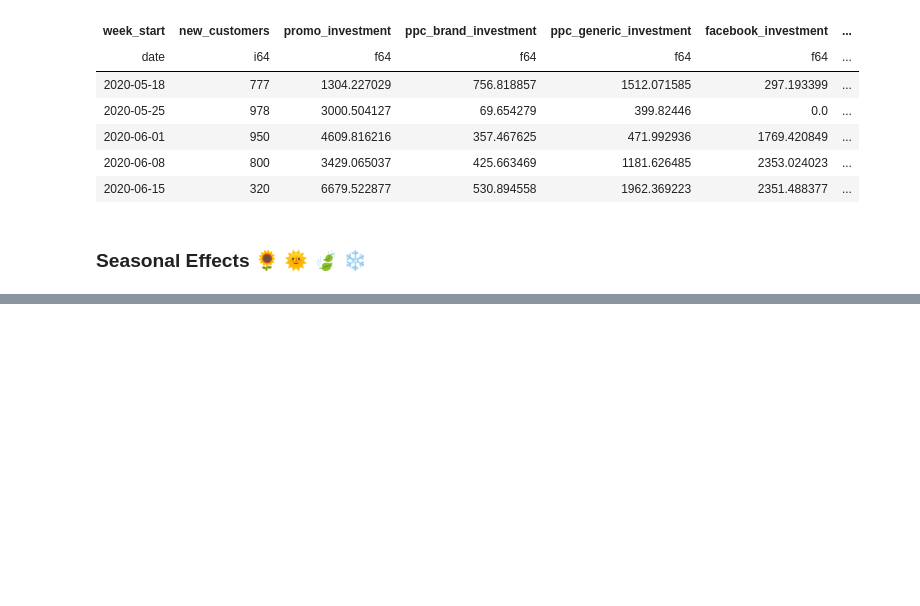
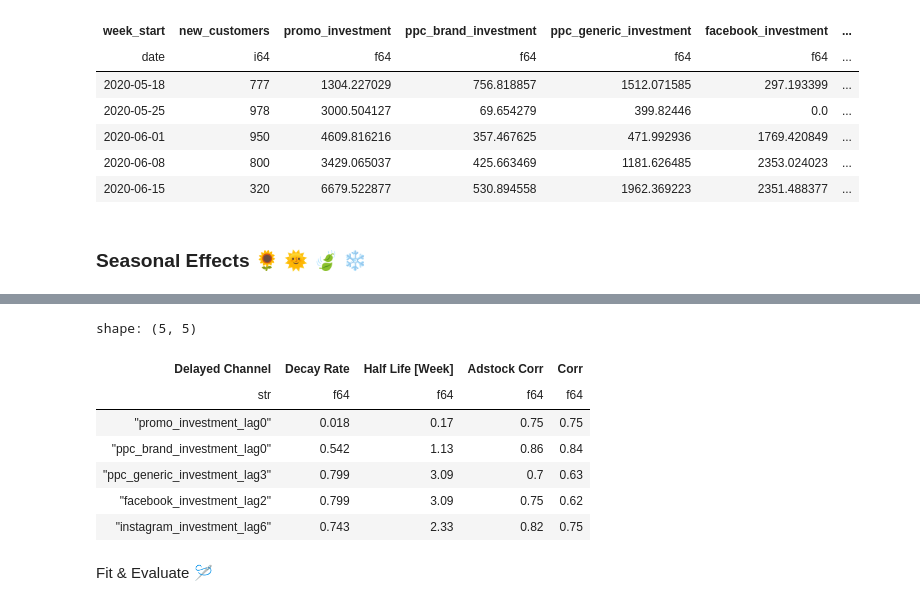
Before and after one commit to nalipour/BayesCaseStudy, a Jupyter notebook: ExplanatoryAnalysis.ipynb, the cells around one changed output, grey strips where cells are left out. Drawn from its saved outputs; the diff is of its cells as text; code cells hidden in the pictures; blank space fills up the shorter version.

```diff
--- a/ExplanatoryAnalysis.ipynb
+++ b/ExplanatoryAnalysis.ipynb
@@ -384,0 +685,11 @@ shape: (5, 19)
+# %%
+half_life_df
+# %% [output]
+shape: (5, 5)
+| Delayed Channel | Decay Rate | Half Life [Week] | Adstock Corr | Corr |
+| str | f64 | f64 | f64 | f64 |
+| "promo_investment_lag0" | 0.018 | 0.17 | 0.75 | 0.75 |
+| "ppc_brand_investment_lag0" | 0.542 | 1.13 | 0.86 | 0.84 |
+| "ppc_generic_investment_lag3" | 0.799 | 3.09 | 0.7 | 0.63 |
+| "facebook_investment_lag2" | 0.799 | 3.09 | 0.75 | 0.62 |
+| "instagram_investment_lag6" | 0.743 | 2.33 | 0.82 | 0.75 |
@@ -384,0 +739,2 @@ shape: (5, 19)
+# %% [markdown]
+Fit & Evaluate 🪡
```
Also changed, not shown: parts of 30 cells of this notebook.
